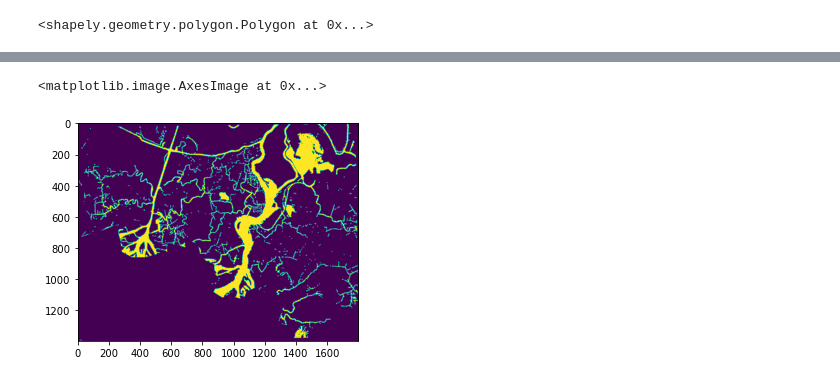
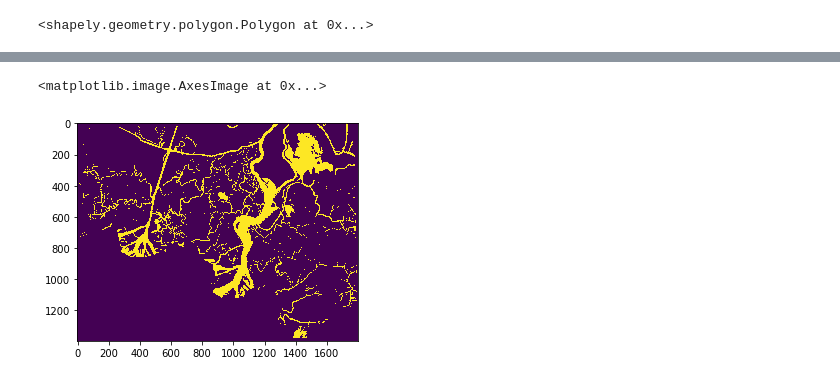
Before and after one commit to simard-landscape-lab/orinoco, a Jupyter notebook: notebooks/examples/0 - Make Masks.ipynb, the cells around one changed output, grey strips where cells are left out. Saved outputs shown, nothing was run; the diff lists cells and outputs as text; code cells hidden in the pictures.

```diff
--- a/notebooks/examples/0 - Make Masks.ipynb
+++ b/notebooks/examples/0 - Make Masks.ipynb
@@ -236,11 +236,11 @@ plt.imshow(ocean_mask)
 # %%
 channel_mask = mask.astype(bool) & ~ocean_mask.astype(bool)
 #channel_mask = filter_binary_array_by_min_size(channel_mask, .05 * np.sum(channel_mask))
 
-plt.imshow(channel_mask)
+plt.imshow(channel_mask, interpolation='none')
 # %% [output]
 <matplotlib.image.AxesImage at 0x...>
-[figure, old version]
+[figure, new version]
 # %%
 with rasterio.open(products_for_map_dir/'ocean_mask.tif', 'w', **profile_utm) as ds:
     ds.write(ocean_mask.astype(np.uint8), 1)
```
Also changed, not shown: parts of 5 cells of this notebook, 1 other file.
